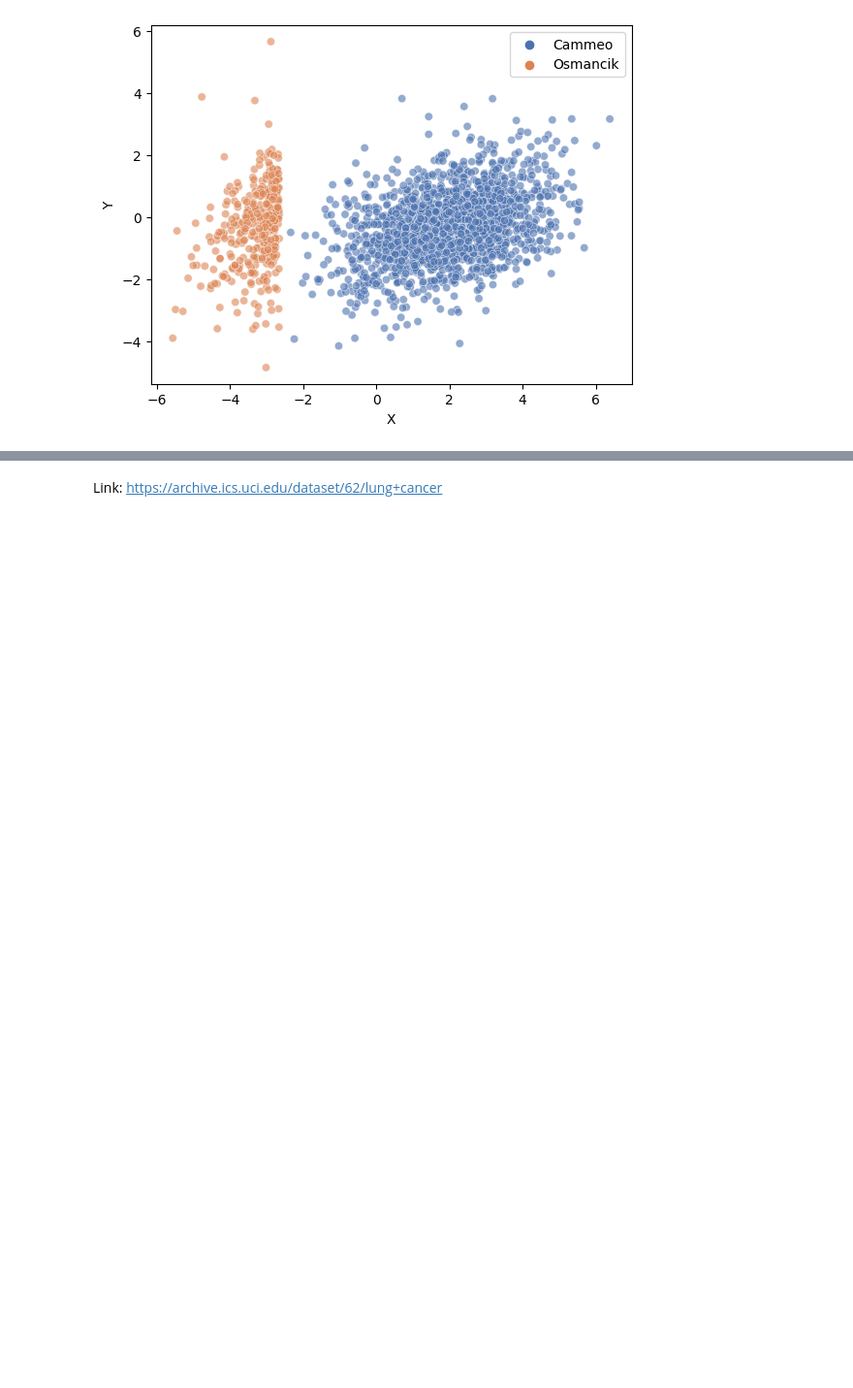
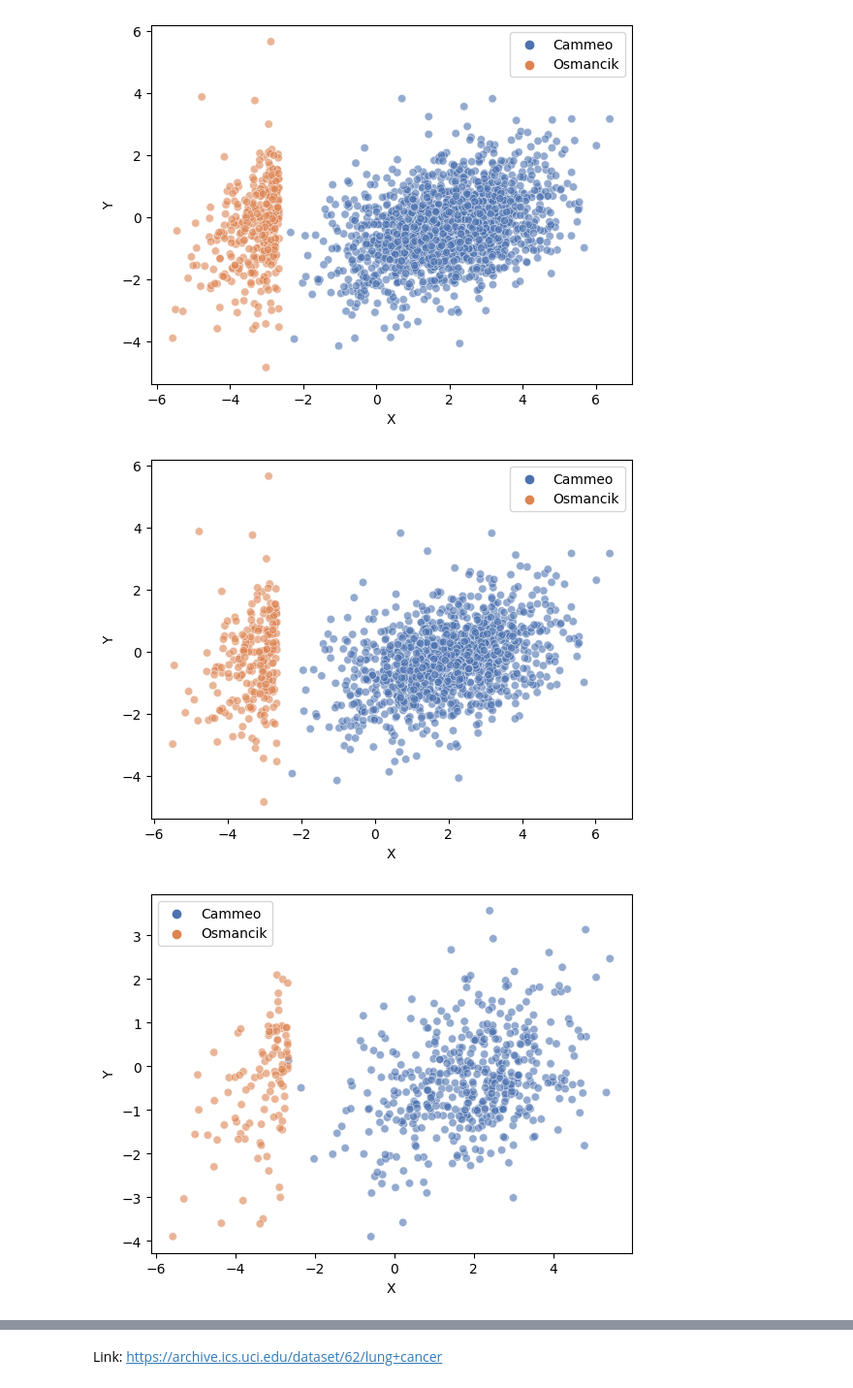
Before and after one commit to Igoreduardobraga/TP-1-ALG2, a Jupyter notebook: datasets_manipulation.ipynb, the cells around one changed output, grey strips where cells are left out. Shown at 97% size. Drawn from its saved outputs; the diff is of its cells as text; code cells hidden in the pictures; blank space fills up the shorter version.

```diff
--- a/datasets_manipulation.ipynb
+++ b/datasets_manipulation.ipynb
@@ -225,4 +258,13 @@ filtered_rice_df = rice_df[(rice_df['Class'] != 'Osmancik') | (rice_df['X'] <= c
 plot_scatter(filtered_rice_df)
 # %% [output]
 [figure]
+# %%
+# Separando os dados em treinamento e teste
+train_data, test_data = train_test_split(filtered_rice_df, test_size=0.3, random_state=50)
+
+plot_scatter(train_data)
+plot_scatter(test_data)
+# %% [output]
+[figure, added]
+[figure, added]
 # %% [markdown]
```
Also changed, not shown: parts of 47 cells of this notebook, 1 other file.
